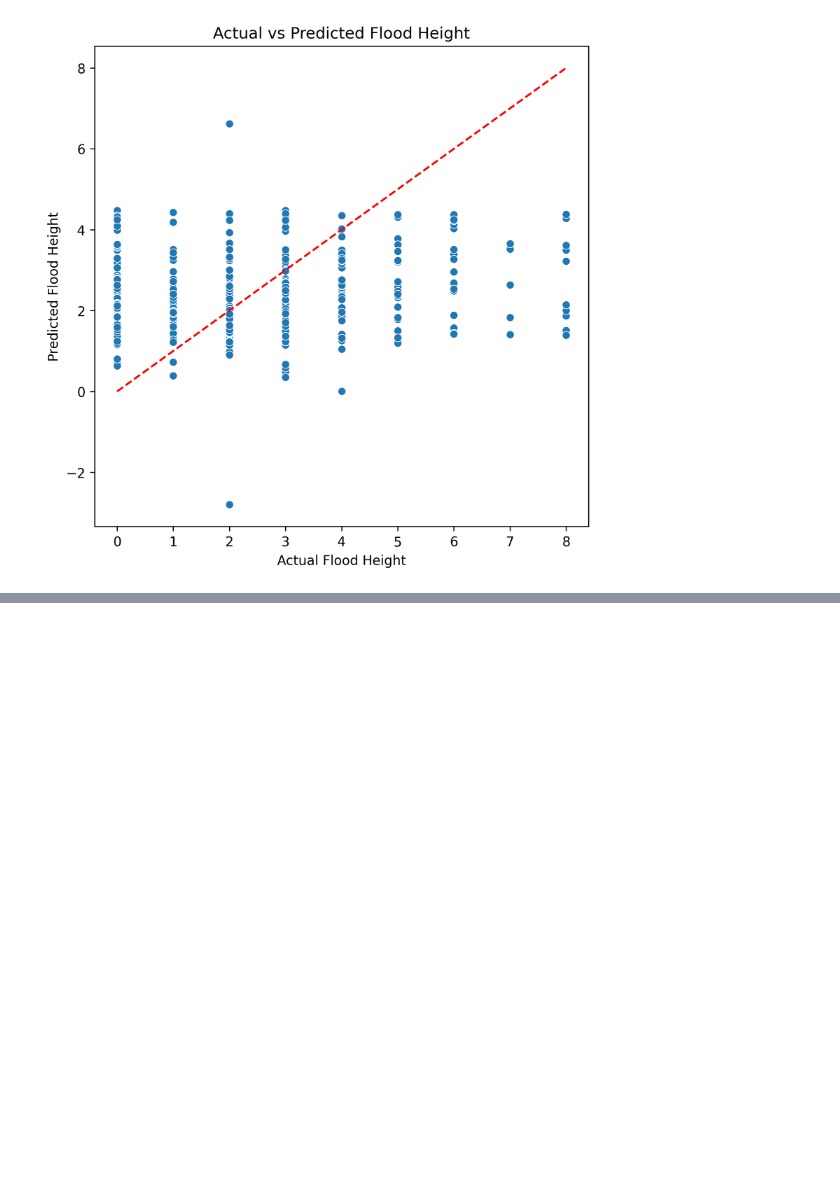
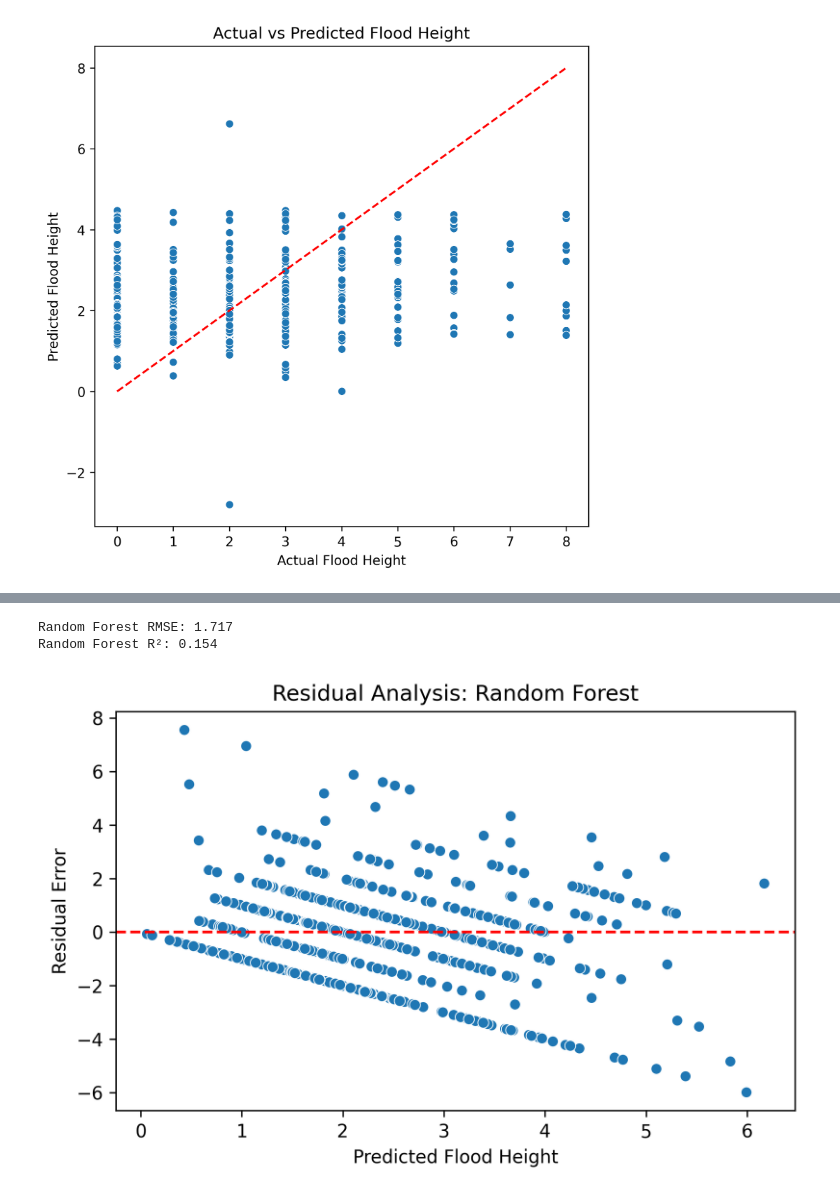
Before and after one commit to clemweb3/Metro-Manila-Flood-Insights, a Jupyter notebook: Notebooks/03_Modelling_Pipeline.ipynb, the cells around one changed output, grey strips where cells are left out. Saved outputs shown, nothing was run; the diff lists cells and outputs as text; code cells hidden in the pictures; blank space fills up the shorter version.

```diff
--- a/Notebooks/03_Modelling_Pipeline.ipynb
+++ b/Notebooks/03_Modelling_Pipeline.ipynb
@@ -151,0 +179,11 @@ plt.show()
+# %%
+rf_model = Pipeline(steps=[
+    ('preprocessor', preprocessor),
+    ('regressor', RandomForestRegressor(
+        n_estimators=300,
+        max_depth=None,
+        min_samples_leaf=5,
+        random_state=42,
+        n_jobs=-1
+    ))
+])
@@ -151,0 +199,2 @@ plt.show()
+# %%
+rf_model.fit(X_train, y_train)
@@ -151,0 +222,24 @@ plt.show()
+# %%
+rf_pred = rf_model.predict(X_test)
+
+rf_rmse = np.sqrt(mean_squared_error(y_test, rf_pred))
+rf_r2 = r2_score(y_test, rf_pred)
+
+print(f"Random Forest RMSE: {rf_rmse:.3f}")
+print(f"Random Forest R²: {rf_r2:.3f}")
+# %% [output]
+Random Forest RMSE: 1.717
+Random Forest R²: 0.154
+# %%
+rf_residuals = y_test - rf_pred
+
+plt.figure(figsize=(6,4), dpi=300)
+sns.scatterplot(x=rf_pred, y=rf_residuals)
+plt.axhline(0, color='red', linestyle='--')
+plt.xlabel("Predicted Flood Height")
+plt.ylabel("Residual Error")
+plt.title("Residual Analysis: Random Forest")
+plt.tight_layout()
+plt.show()
+# %% [output]
+[figure, added]
```
Also changed, not shown: parts of 10 cells of this notebook, 2 other files.
